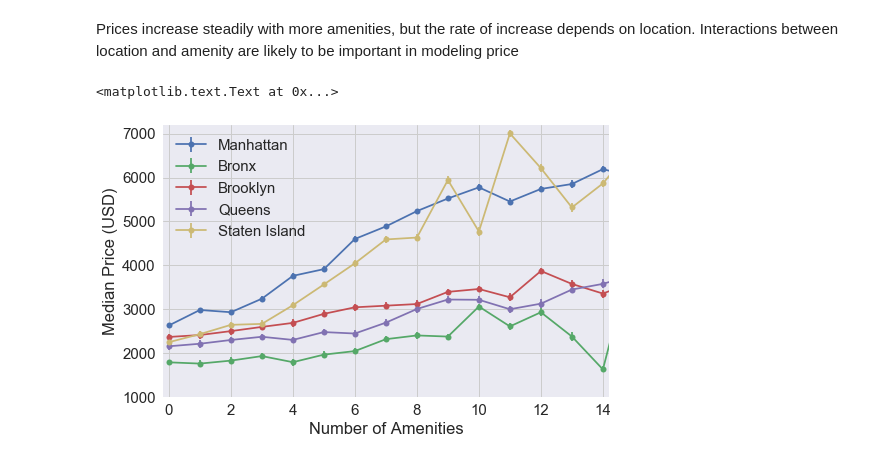
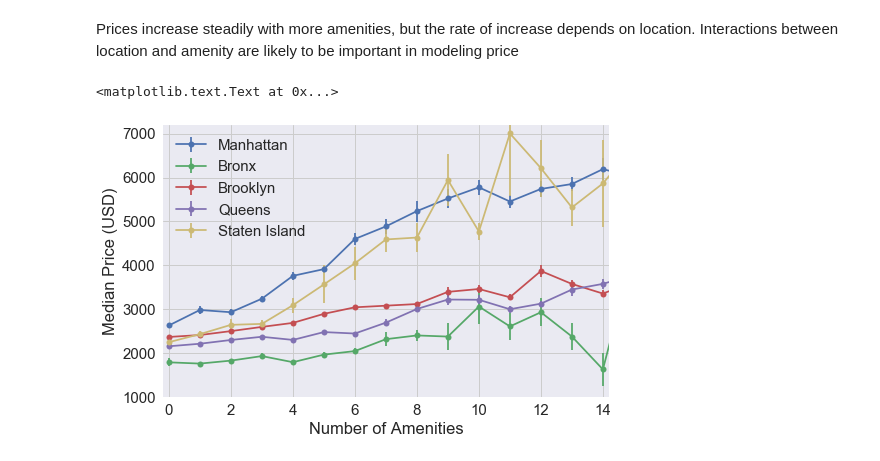
Before and after one commit to purcelba/streeteasy_model, a Jupyter notebook: exploratory_analysis.ipynb, the cells around one changed output. Cells and saved outputs as stored; diff of their text form; code cells hidden in the pictures.

```diff
--- a/exploratory_analysis.ipynb
+++ b/exploratory_analysis.ipynb
@@ -708,27 +708,27 @@ Prices increase steadily with more amenities, but the rate of increase depends o
 # %%
 #add a column for number of amenities in the data frame
 df['amen_count'] = df[amen_list].apply(sum, axis = 1)
 
 #create a dataframe with price grouped by borough and number of amenities
 df_tp = df[['price','borough','amen_count']]
-get_se = lambda x:x.mean()/np.sqrt(x.std())    #function for computing se on grouped data
+get_se = lambda x:x.std()/np.sqrt(x.count())    #function for computing se on grouped data
 df_grouped_mean = df_tp.groupby(['borough','amen_count']).mean()
 df_grouped_se = df_tp.groupby(['borough','amen_count']).agg(get_se)
 
 #plot price by number of amenities and borough
 fig,ax = plt.subplots(figsize=(8,5))
 borough_list = ['Manhattan','Bronx','Brooklyn','Queens','Staten Island']
 for b in borough_list:
     q = 'borough == ["%s"]' % (b)
     y = df_grouped_mean.query(q)['price']
     yerr_ = df_grouped_se.query(q)['price']
     x = np.array(y.index.get_level_values(1))
     ax.errorbar(x,y,yerr=yerr_,marker='.',markersize=12)
 ax.set_xlim([-0.2,14.2])
 ax.set_ylim([1000,7200])
 ax.legend(borough_list)
 ax.set_ylabel("Median Price (USD)")
 ax.set_xlabel("Number of Amenities")
 # %% [output]
 <matplotlib.text.Text at 0x...>
-[figure, old version]
+[figure, new version]
```
